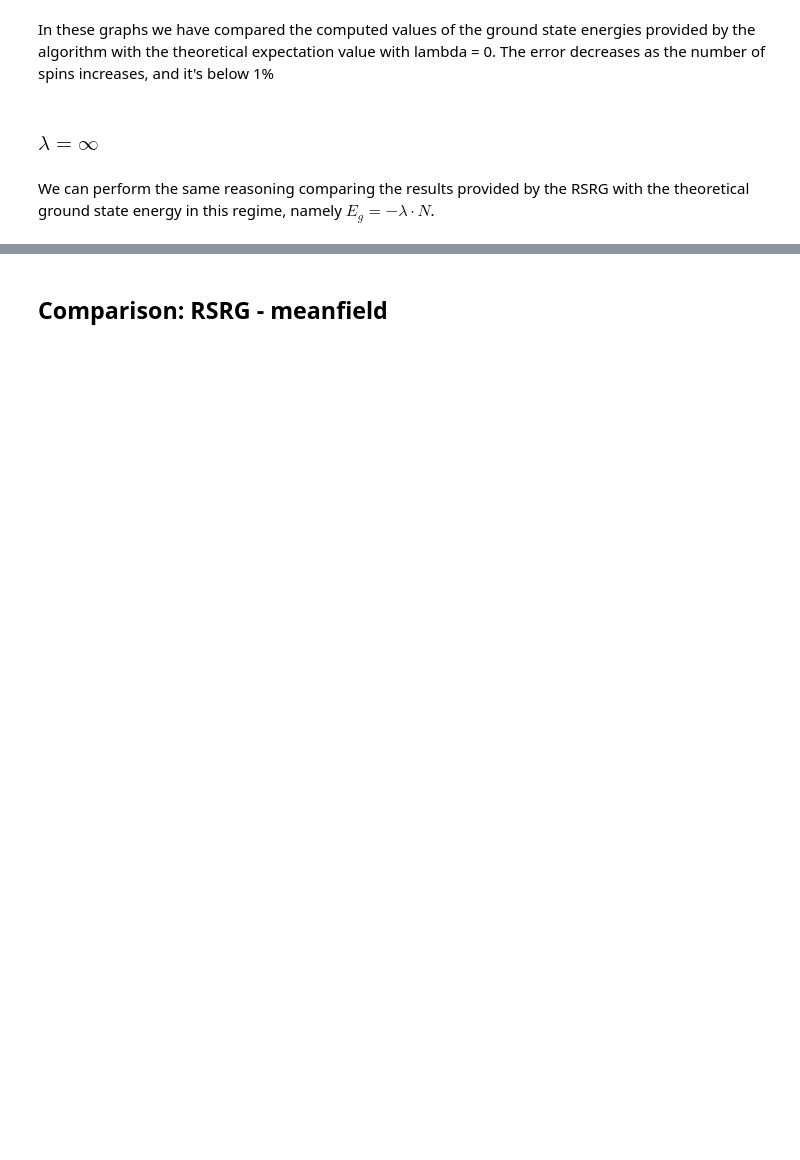
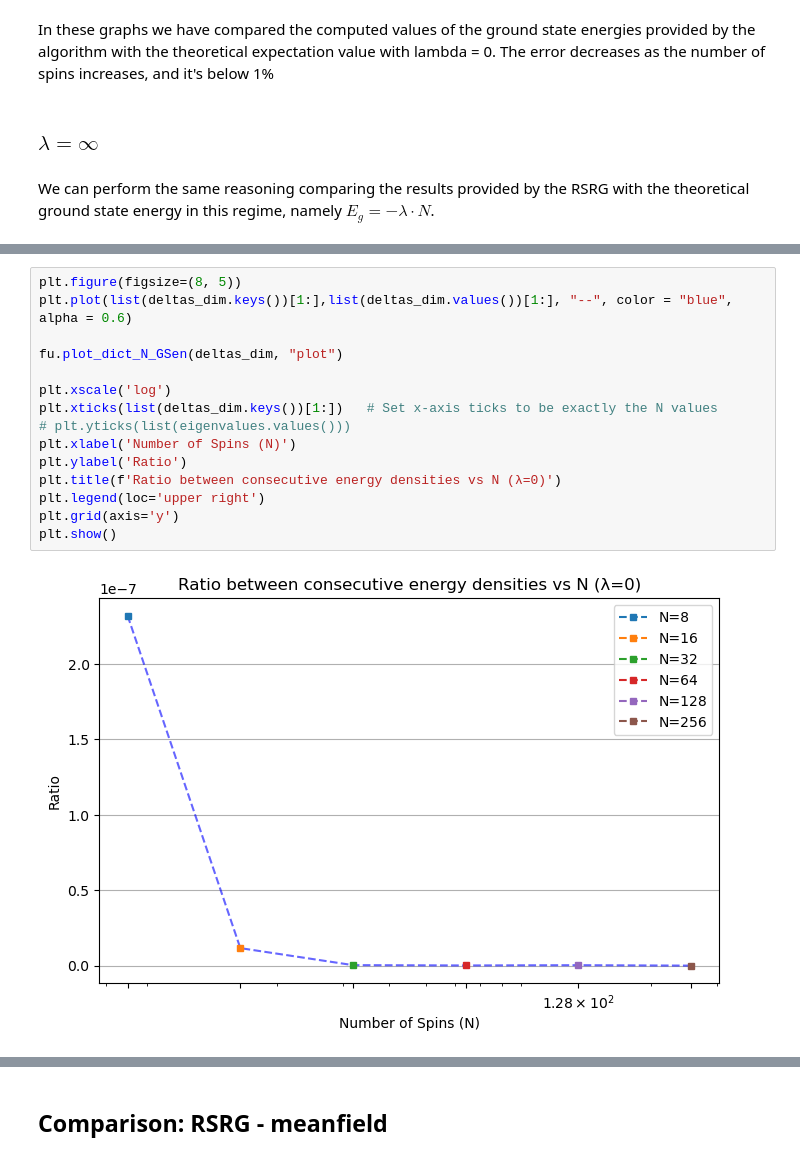
Before and after one commit to sdracia/QIC, a Jupyter notebook: 08_Assignement/analysis.ipynb, the cells around one changed output, grey strips where cells are left out. Saved outputs shown, nothing was run; the diff lists cells and outputs as text; blank space fills up the shorter version.

```diff
--- a/08_Assignement/analysis.ipynb
+++ b/08_Assignement/analysis.ipynb
@@ -89,0 +150,17 @@ We can perform the same reasoning comparing the results provided by the RSRG wit
+# %%
+plt.figure(figsize=(8, 5))
+plt.plot(list(deltas_dim.keys())[1:],list(deltas_dim.values())[1:], "--", color = "blue", alpha = 0.6)
+
+fu.plot_dict_N_GSen(deltas_dim, "plot")
+
+plt.xscale('log')
+plt.xticks(list(deltas_dim.keys())[1:])   # Set x-axis ticks to be exactly the N values
+# plt.yticks(list(eigenvalues.values()))
+plt.xlabel('Number of Spins (N)')
+plt.ylabel('Ratio')
+plt.title(f'Ratio between consecutive energy densities vs N (λ=0)')
+plt.legend(loc='upper right')
+plt.grid(axis='y')
+plt.show()
+# %% [output]
+[figure, added]
```
Also changed, not shown: parts of 14 cells of this notebook, 2 other files.
